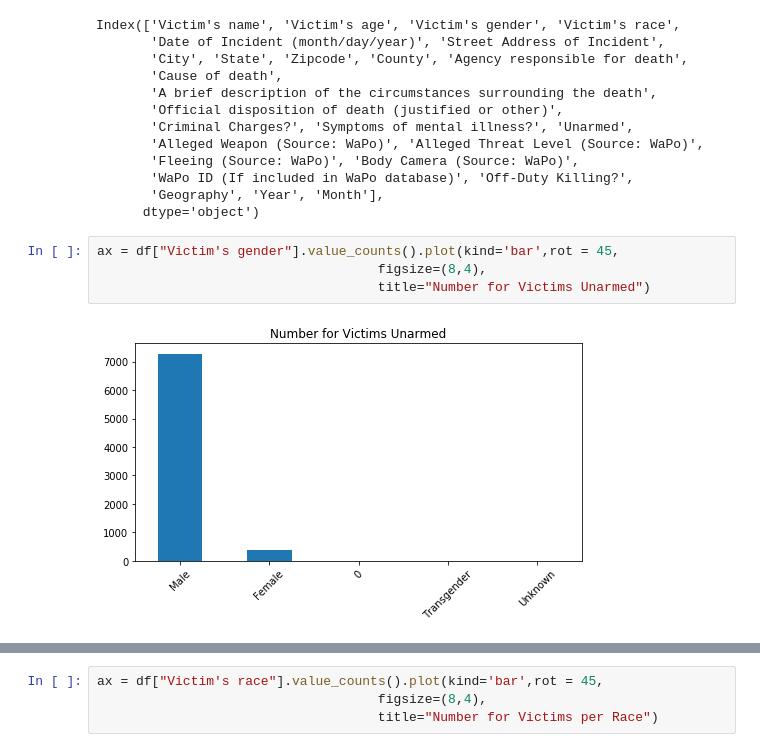
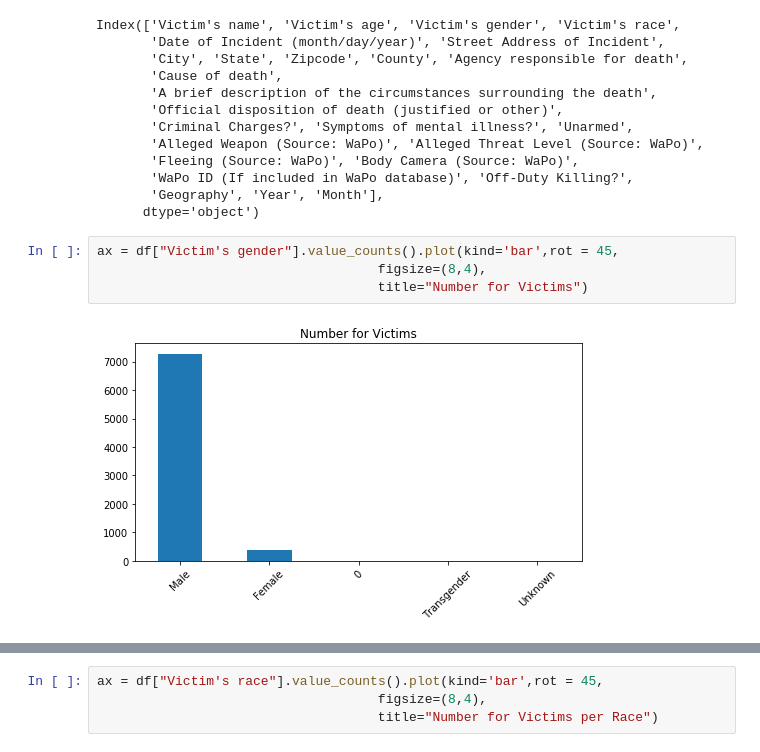
Before and after one commit to trile83/Police-Violence, a Jupyter notebook: Police Kill.ipynb, the cells around one changed output, grey strips where cells are left out. Cells and saved outputs as stored; diff of their text form.

```diff
--- a/Police Kill.ipynb
+++ b/Police Kill.ipynb
@@ -49,8 +49,8 @@ Index(['Victim's name', 'Victim's age', 'Victim's gender', 'Victim's race',
 # %%
 ax = df["Victim's gender"].value_counts().plot(kind='bar',rot = 45,
                                     figsize=(8,4),
-                                    title="Number for Victims Unarmed")
+                                    title="Number for Victims")
 # %% [output]
-[figure, old version]
+[figure, new version]
 # %%
 df_age = df[df["Victim's age"]>0]
```
Also changed, not shown: parts of 4 cells of this notebook.
